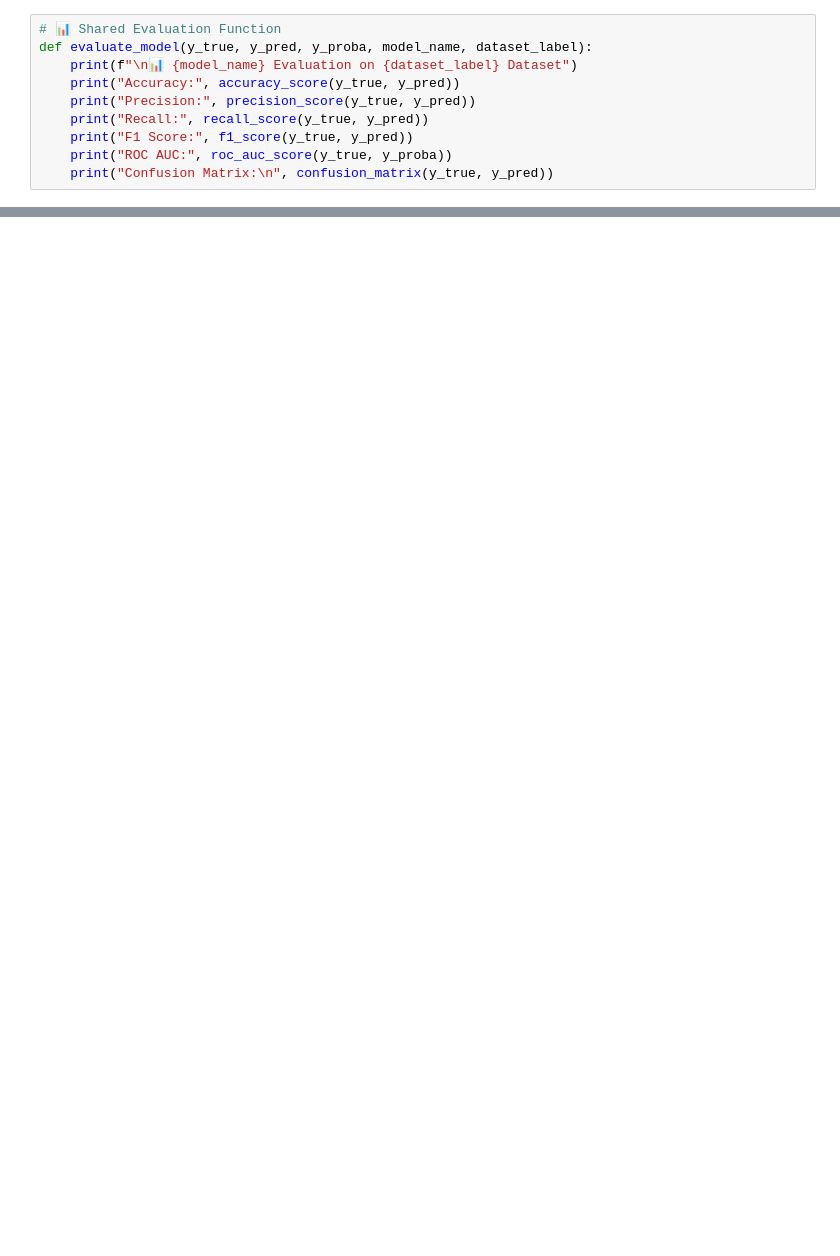
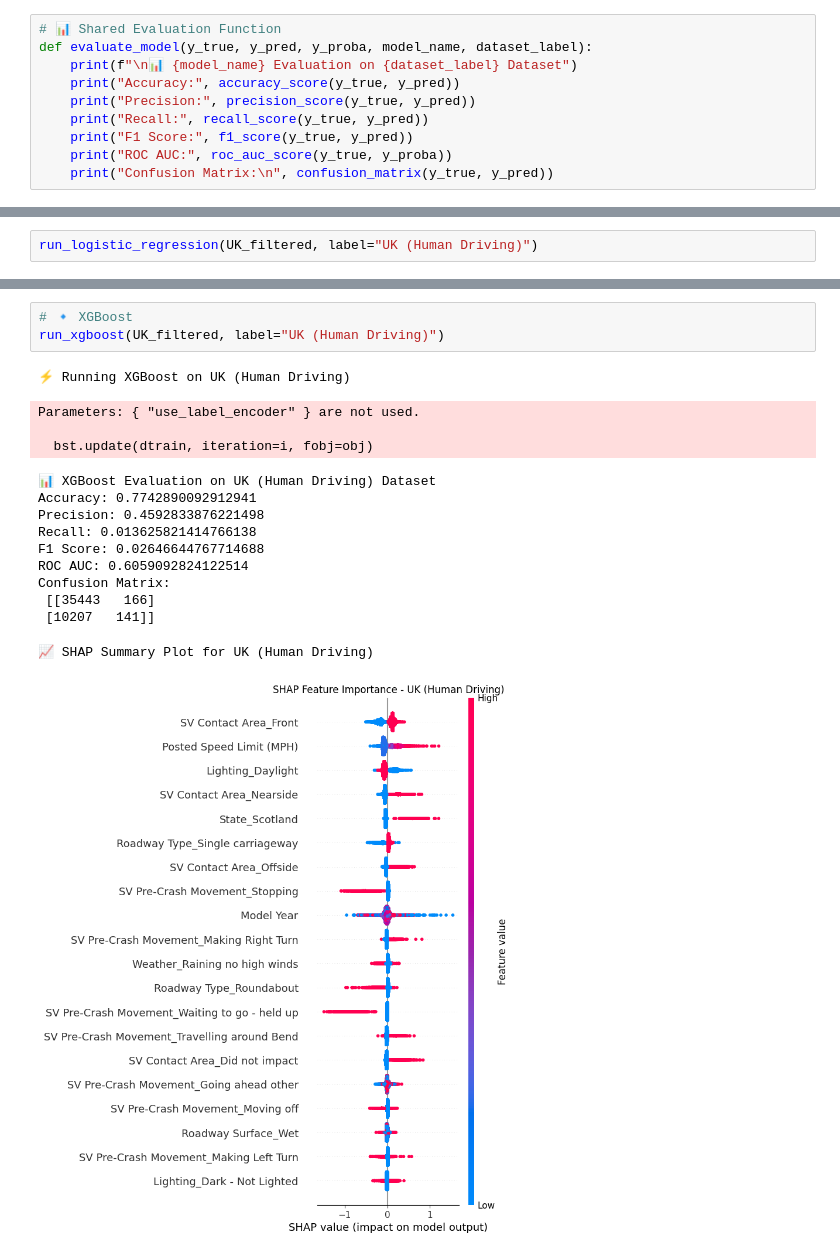
Before and after one commit to mhnrirfan/ML-AI-Risk-Analysis-AV-Data-, a Jupyter notebook: Supervised and Unsupervised/supervised.ipynb, the cells around one changed output, grey strips where cells are left out. Saved outputs shown, nothing was run; the diff lists cells and outputs as text; blank space fills up the shorter version.

```diff
--- a/Supervised and Unsupervised/supervised.ipynb
+++ b/Supervised and Unsupervised/supervised.ipynb
@@ -280,0 +347,2 @@ ValueError: Unknown label type: continuous. Maybe you are trying to fit a classi
+# %%
+run_logistic_regression(UK_filtered, label="UK (Human Driving)")
@@ -334,0 +465,19 @@ ValueError: Invalid classes inferred from unique values of `y`.  Expected: [0 1]
+# %%
+# 🔹 XGBoost
+run_xgboost(UK_filtered, label="UK (Human Driving)")
+# %% [output]
+⚡ Running XGBoost on UK (Human Driving)
+Parameters: { "use_label_encoder" } are not used.
+
+  bst.update(dtrain, iteration=i, fobj=obj)
+📊 XGBoost Evaluation on UK (Human Driving) Dataset
+Accuracy: 0.7742890092912941
+Precision: 0.4592833876221498
+Recall: 0.013625821414766138
+F1 Score: 0.02646644767714688
+ROC AUC: 0.6059092824122514
+Confusion Matrix:
+ [[35443   166]
+ [10207   141]]
+📈 SHAP Summary Plot for UK (Human Driving)
+[figure, added]
```
Also changed, not shown: parts of 10 cells of this notebook.
